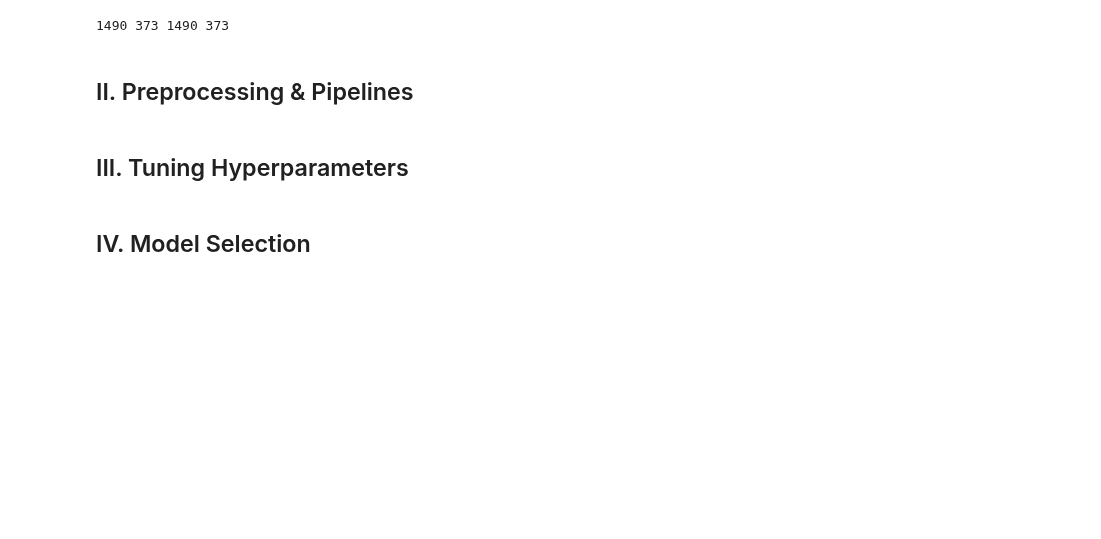
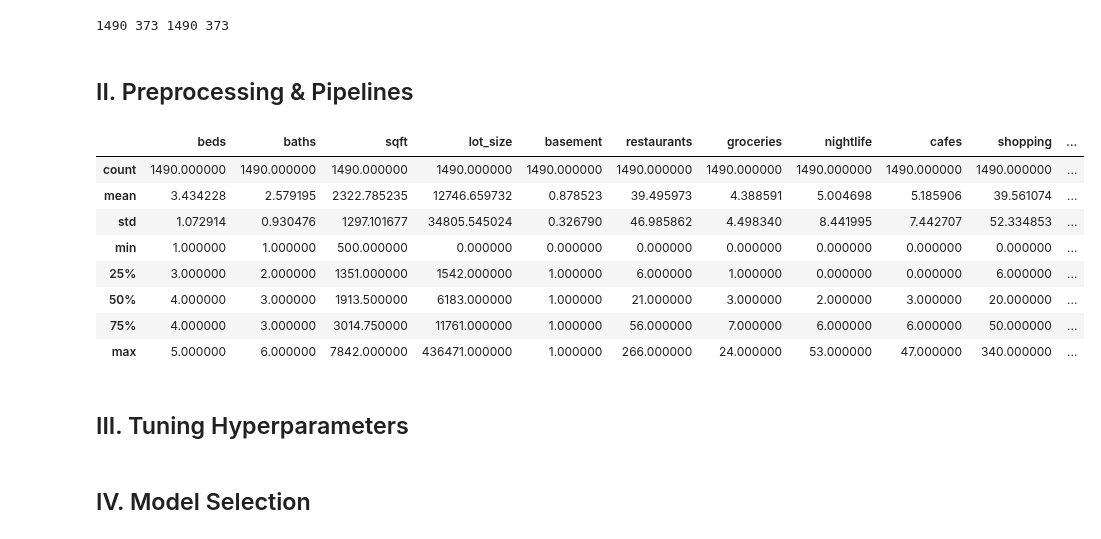
Before and after one commit to tundeiness/Real-Estate-Tycoon, a Jupyter notebook: 5 - Workbook - Model Training.ipynb, the cells around one changed output. Drawn from its saved outputs; the diff is of its cells as text; code cells hidden in the pictures; blank space fills up the shorter version.

Commit message:
get summary statistics for x_train

```diff
--- a/5 - Workbook - Model Training.ipynb
+++ b/5 - Workbook - Model Training.ipynb
@@ -86,6 +86,21 @@ print(len(x_train), len(x_test), len(y_train), len(y_test))
 1490 373 1490 373
 # %% [markdown]
 ## II. Preprocessing & Pipelines
+# %%
+# Manual Standardization
+
+# summary statistics for x-train
+x_train.describe()
+# %% [output]
+|  | beds | baths | sqft | lot_size | basement | restaurants | groceries | nightlife | cafes | shopping | ... |
+| count | 1490.000000 | 1490.000000 | 1490.000000 | 1490.000000 | 1490.000000 | 1490.000000 | 1490.000000 | 1490.000000 | 1490.000000 | 1490.000000 | ... |
+| mean | 3.434228 | 2.579195 | 2322.785235 | 12746.659732 | 0.878523 | 39.495973 | 4.388591 | 5.004698 | 5.185906 | 39.561074 | ... |
+| std | 1.072914 | 0.930476 | 1297.101677 | 34805.545024 | 0.326790 | 46.985862 | 4.498340 | 8.441995 | 7.442707 | 52.334853 | ... |
+| min | 1.000000 | 1.000000 | 500.000000 | 0.000000 | 0.000000 | 0.000000 | 0.000000 | 0.000000 | 0.000000 | 0.000000 | ... |
+| 25% | 3.000000 | 2.000000 | 1351.000000 | 1542.000000 | 1.000000 | 6.000000 | 1.000000 | 0.000000 | 0.000000 | 6.000000 | ... |
+| 50% | 4.000000 | 3.000000 | 1913.500000 | 6183.000000 | 1.000000 | 21.000000 | 3.000000 | 2.000000 | 3.000000 | 20.000000 | ... |
+| 75% | 4.000000 | 3.000000 | 3014.750000 | 11761.000000 | 1.000000 | 56.000000 | 7.000000 | 6.000000 | 6.000000 | 50.000000 | ... |
+| max | 5.000000 | 6.000000 | 7842.000000 | 436471.000000 | 1.000000 | 266.000000 | 24.000000 | 53.000000 | 47.000000 | 340.000000 | ... |
 # %% [markdown]
 ## III. Tuning Hyperparameters
 # %% [markdown]
```
